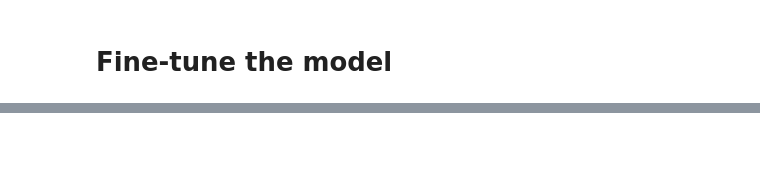
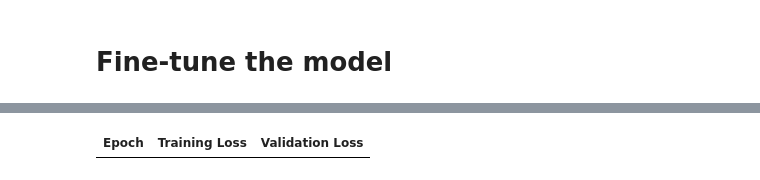
Before and after one commit to ClaudiuCreanga/coling-2025-task-1, a Jupyter notebook: notebooks/XLM-RoBERTa-XL.ipynb, the cells around one changed output, grey strips where cells are left out. Saved outputs shown, nothing was run; the diff lists cells and outputs as text; code cells hidden in the pictures; blank space fills up the shorter version.

```diff
--- a/notebooks/XLM-RoBERTa-XL.ipynb
+++ b/notebooks/XLM-RoBERTa-XL.ipynb
@@ -277,0 +386,4 @@ initial_performance
+# %%
+from transformers import DataCollatorWithPadding
+
+collate_fn = DataCollatorWithPadding(tokenizer=tokenizer)
@@ -277,0 +448,40 @@ initial_performance
+# %%
+params = {
+    "learning_rate": 2e-4,
+    "num_train_epochs": 2,
+    "weight_decay": 1e-2,
+    "seed": RANDOM_SEED,
+}
+
+# experiment.log_parameters(params)
+# %%
+from transformers import TrainingArguments
+
+training_args = TrainingArguments(
+    output_dir='../results',
+    learning_rate=params["learning_rate"],
+    per_device_train_batch_size=16,
+    per_device_eval_batch_size=8,
+    num_train_epochs=params["num_train_epochs"],
+    weight_decay=params["weight_decay"],
+    evaluation_strategy='epoch',
+    save_strategy='epoch',
+    load_best_model_at_end=True,
+    # report_to="comet_ml",
+    seed=params["seed"],
+)
+# %%
+trainer = WeightedCrossEntropyTrainer(
+    model=model,
+    args=training_args,
+    train_dataset=tokenized_datasets['train'],
+    eval_dataset=tokenized_datasets['dev'],
+    tokenizer=tokenizer,
+    data_collator=collate_fn,
+    compute_metrics=compute_metrics,
+    class_weights=class_weights,
+    # callbacks=[CometCallback()],
+)
+# %%
+train_result = trainer.train()
+# %% [output]
@@ -277,0 +489 @@ initial_performance
+| Epoch | Training Loss | Validation Loss |
```
Also changed, not shown: parts of 23 cells of this notebook.
